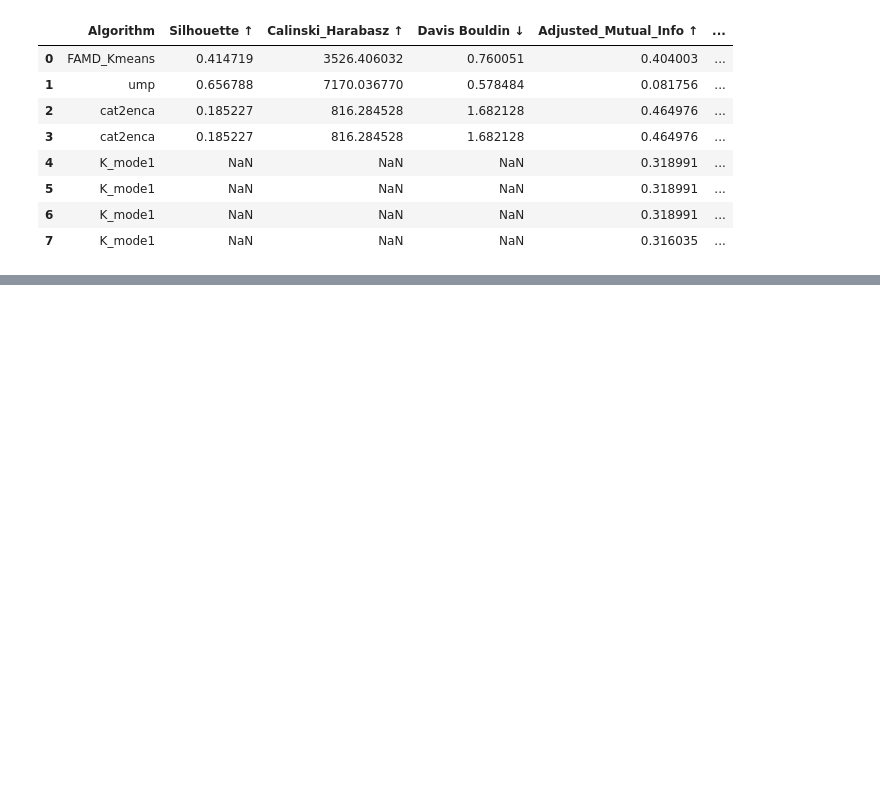
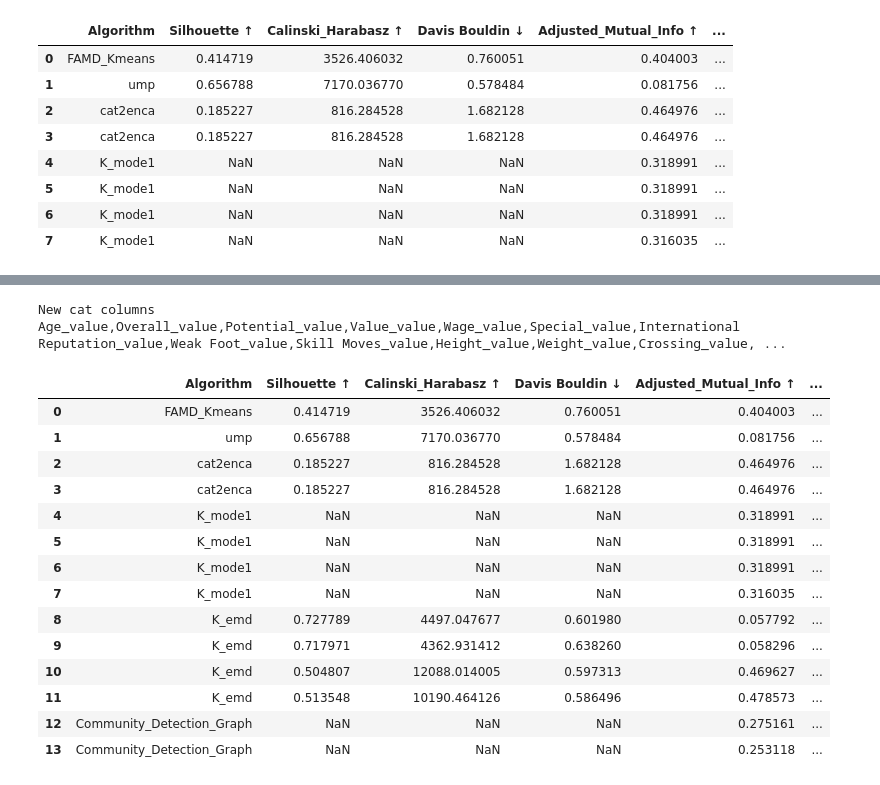
Before and after one commit to monk1337/Mixclu, a Jupyter notebook: models-Copy1.ipynb, the cells around one changed output, grey strips where cells are left out. Cells and saved outputs as stored; diff of their text form; code cells hidden in the pictures; blank space fills up the shorter version.

```diff
--- a/models-Copy1.ipynb
+++ b/models-Copy1.ipynb
@@ -400,0 +495,13 @@ scores
+# %%
+result        = kmeans_model(umap_embedding,
+                                 no_of_clusters = 4,
+                                 random_state = 32,
+                                 max_iter     = 300,
+                                 verbose      = 0,
+                                 df_output    = False)
+# %%
+scores = evaluate_clusters(scores,  list(result["clusters"]),
+                           labels, name='K_emd',
+                           X=umap_embedding)
+
+scores
@@ -400,0 +597,47 @@ scores
+# %%
+def graph_clustering(df, con_columns,
+                     bins = 5,
+                     bin_drop_columns = False,
+                     bin_encode = False,
+                     df_output = False):
+
+    recode_df = get_knn_bins(df,
+                             con_columns,
+                             bins= bins,
+                             drop_cols=bin_drop_columns,
+                             encode = bin_encode)
+
+    graph                = convert_df_to_sgraph_network(recode_df)
+    communities_dict     = community_louvain.best_partition(graph)
+    communites, features = convert_community_output_to_df(communities_dict)
+    graph_comunities     = merge_clusters_back_df(recode_df, communites)
+
+    if df_output:
+        df['clusters'] = list(graph_comunities["Clusters"].values)
+        return df
+    else:
+        return {'clusters': list(graph_comunities["Clusters"].values)}
+# %%
+hgraph = graph_clustering(df, con_col)
+
+scores = evaluate_clusters(scores,  hgraph['clusters'],
+                           labels, name='Community_Detection_Graph',
+                           X=None)
+display(scores)
+# %% [output]
+New cat columns  Age_value,Overall_value,Potential_value,Value_value,Wage_value,Special_value,International Reputation_value,Weak Foot_value,Skill Moves_value,Height_value,Weight_value,Crossing_value, ...
+|  | Algorithm | Silhouette ↑ | Calinski_Harabasz ↑ | Davis Bouldin ↓ | Adjusted_Mutual_Info ↑ | ... |
+| 0 | FAMD_Kmeans | 0.414719 | 3526.406032 | 0.760051 | 0.404003 | ... |
+| 1 | ump | 0.656788 | 7170.036770 | 0.578484 | 0.081756 | ... |
+| 2 | cat2enca | 0.185227 | 816.284528 | 1.682128 | 0.464976 | ... |
+| 3 | cat2enca | 0.185227 | 816.284528 | 1.682128 | 0.464976 | ... |
+| 4 | K_mode1 | NaN | NaN | NaN | 0.318991 | ... |
+| 5 | K_mode1 | NaN | NaN | NaN | 0.318991 | ... |
+| 6 | K_mode1 | NaN | NaN | NaN | 0.318991 | ... |
+| 7 | K_mode1 | NaN | NaN | NaN | 0.316035 | ... |
+| 8 | K_emd | 0.727789 | 4497.047677 | 0.601980 | 0.057792 | ... |
+| 9 | K_emd | 0.717971 | 4362.931412 | 0.638260 | 0.058296 | ... |
+| 10 | K_emd | 0.504807 | 12088.014005 | 0.597313 | 0.469627 | ... |
+| 11 | K_emd | 0.513548 | 10190.464126 | 0.586496 | 0.478573 | ... |
+| 12 | Community_Detection_Graph | NaN | NaN | NaN | 0.275161 | ... |
+| 13 | Community_Detection_Graph | NaN | NaN | NaN | 0.253118 | ... |
```
Also changed, not shown: parts of 9 cells of this notebook, 1 other file.
